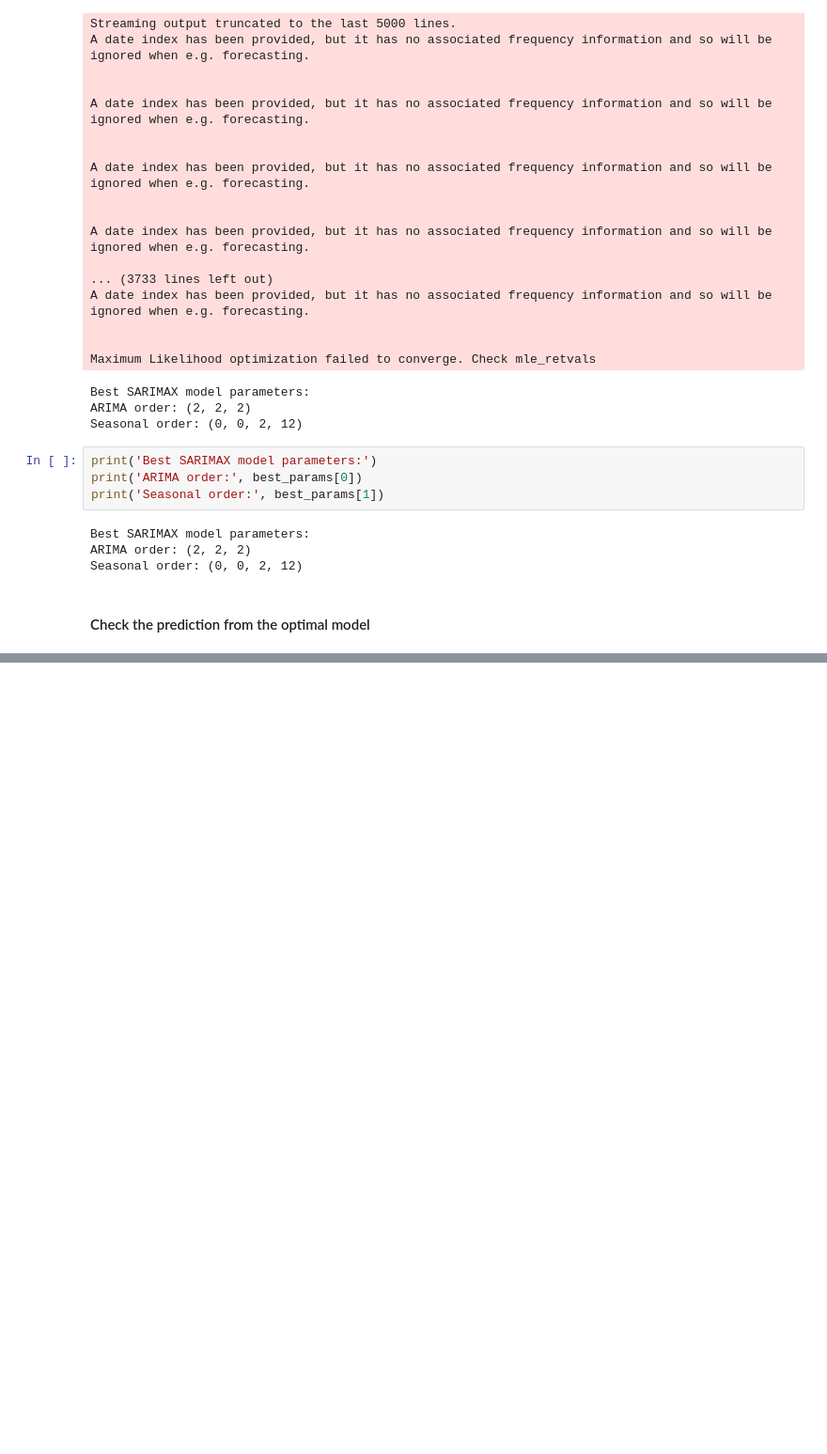
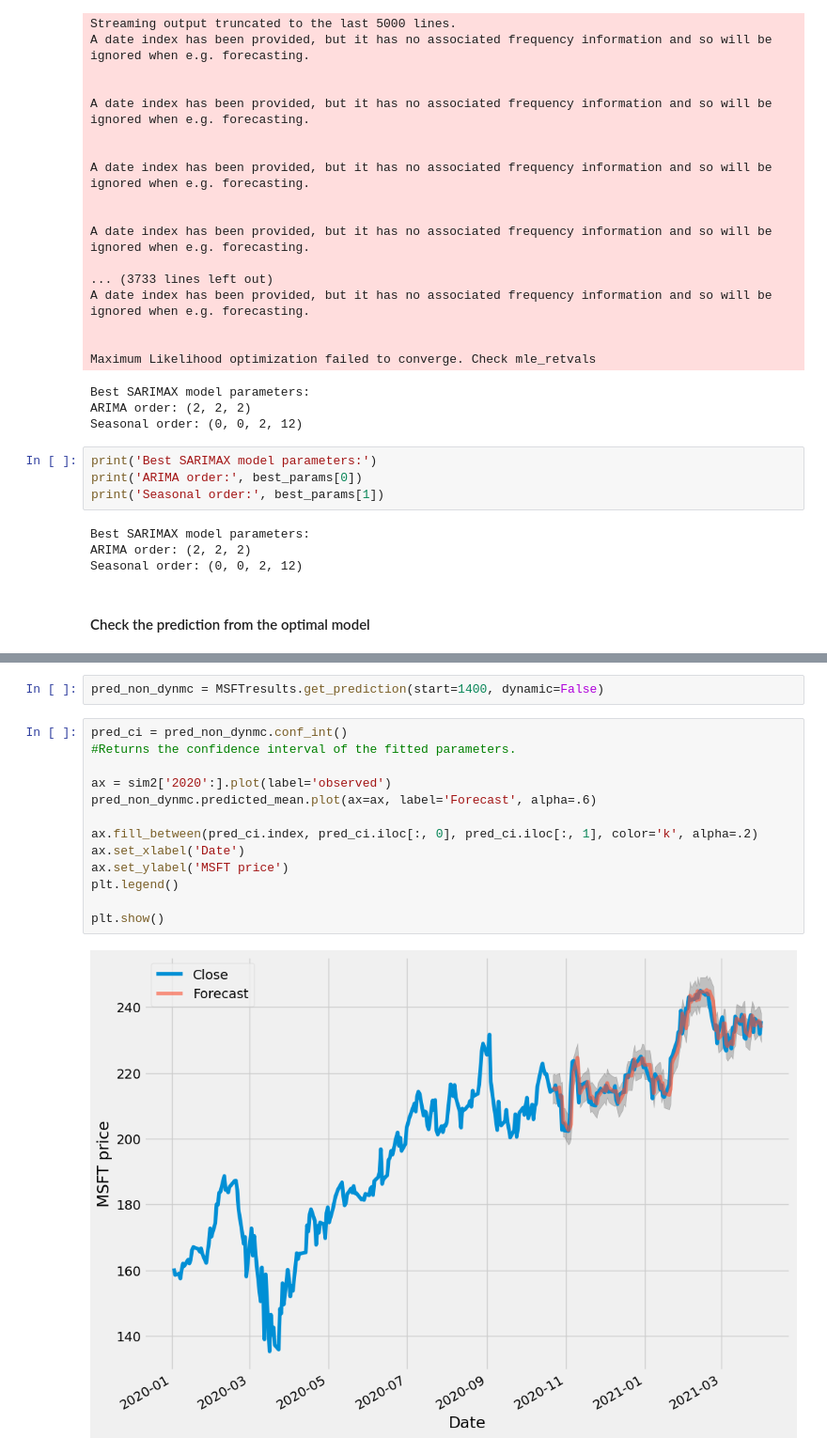
Before and after one commit to YC0429/Time_Series_Proj, a Jupyter notebook: Time_Series_workplace.ipynb, the cells around one changed output, grey strips where cells are left out. Shown at 94% size. Cells and saved outputs as stored; diff of their text form; blank space fills up the shorter version.

```diff
--- a/Time_Series_workplace.ipynb
+++ b/Time_Series_workplace.ipynb
@@ -820,0 +853,17 @@ plt.show()
+# %%
+pred_non_dynmc = MSFTresults.get_prediction(start=1400, dynamic=False)
+# %%
+pred_ci = pred_non_dynmc.conf_int()
+#Returns the confidence interval of the fitted parameters.
+
+ax = sim2['2020':].plot(label='observed')
+pred_non_dynmc.predicted_mean.plot(ax=ax, label='Forecast', alpha=.6)
+
+ax.fill_between(pred_ci.index, pred_ci.iloc[:, 0], pred_ci.iloc[:, 1], color='k', alpha=.2)
+ax.set_xlabel('Date')
+ax.set_ylabel('MSFT price')
+plt.legend()
+
+plt.show()
+# %% [output]
+[figure, added]
```
Also changed, not shown: parts of 3 cells of this notebook.
